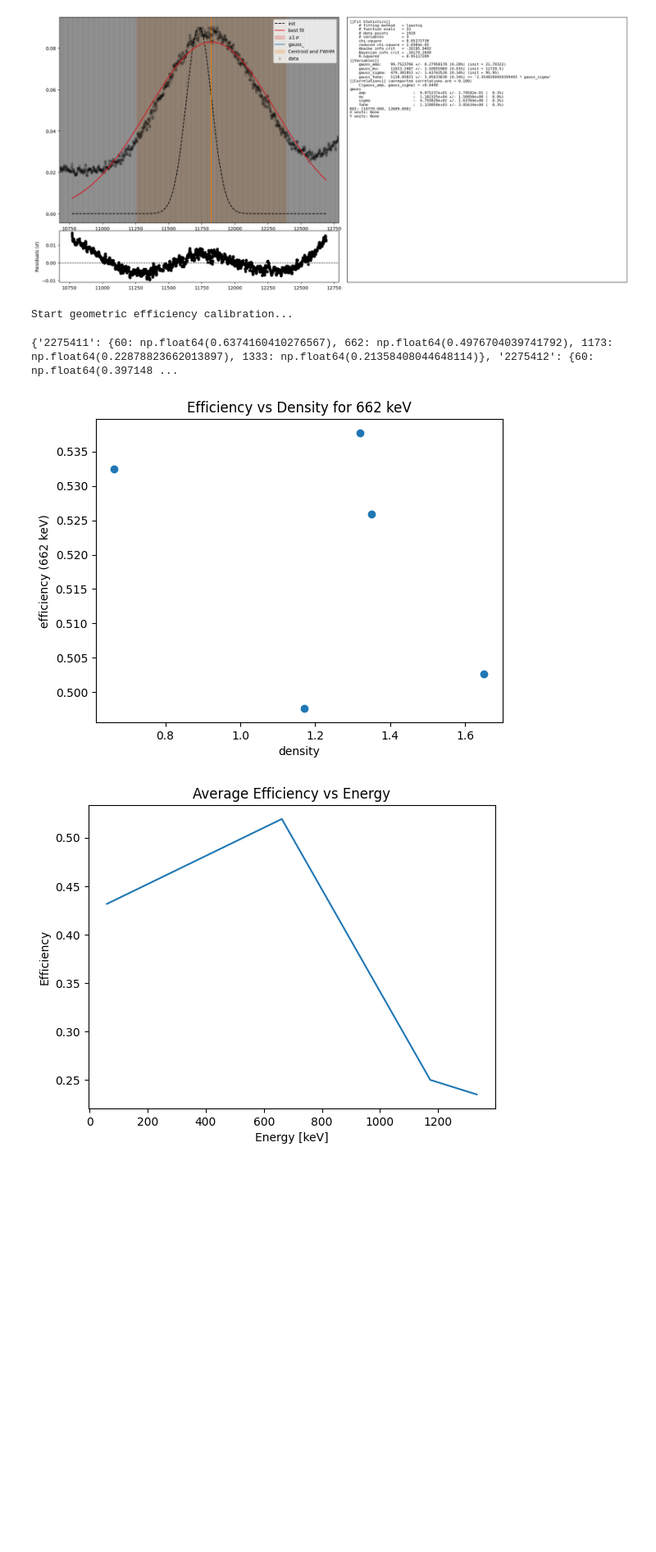
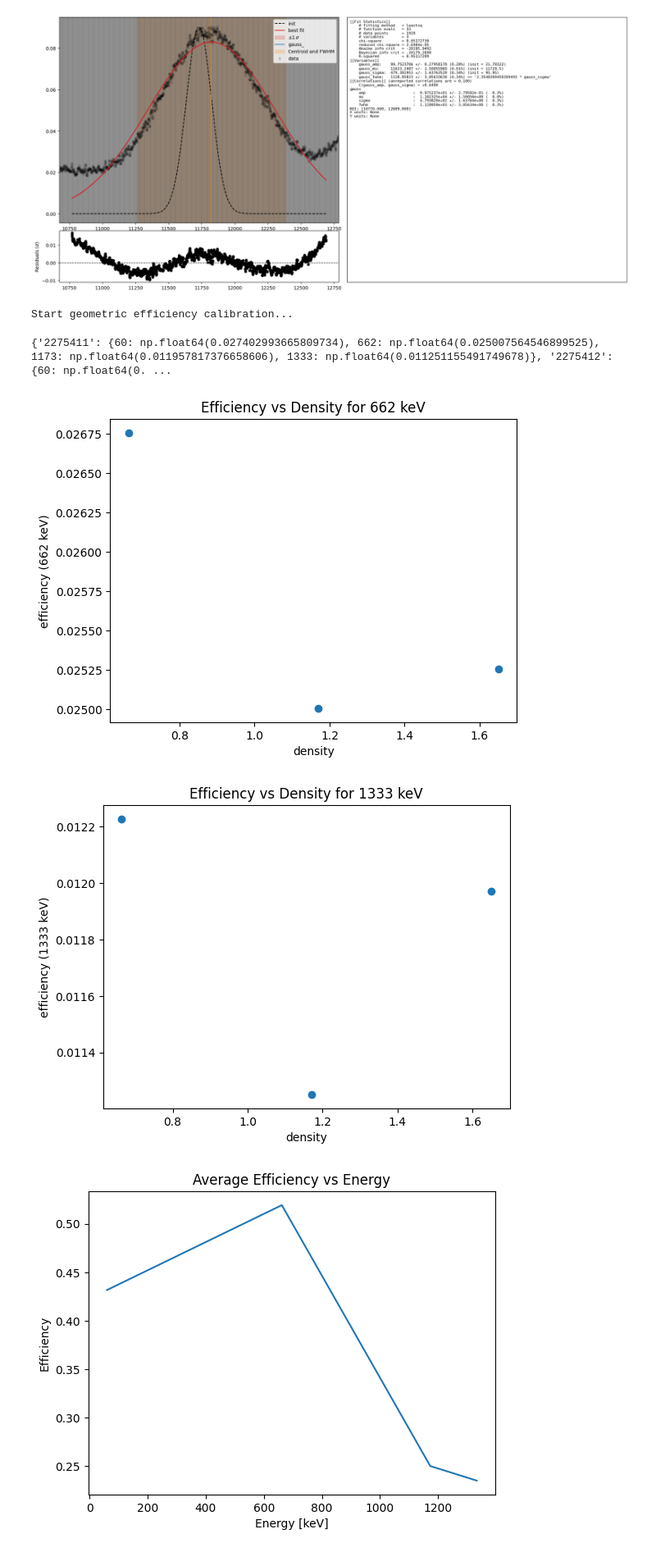
Before and after one commit to tunkleo/ners586soil, a Jupyter notebook: testground.ipynb, the cells around one changed output. Shown at 82% size. Saved outputs shown, nothing was run; the diff lists cells and outputs as text; code cells hidden in the pictures; blank space fills up the shorter version.

```diff
--- a/testground.ipynb
+++ b/testground.ipynb
@@ -79,8 +79,8 @@ for name in calibration_names:
         if peak == 60:
             cps *= 0.36
         overall_efficiency = cps / gamma_info[gamma_info['energy'] == peak]['activity_cps'].values[0]
-        intrinsic_efficiency = efficiencies[peak]
-        geometry_efficiency = overall_efficiency / intrinsic_efficiency
+        # intrinsic_efficiency = efficiencies[peak]
+        geometry_efficiency = overall_efficiency #/ intrinsic_efficiency
         bottle_efficiencies[name][peak] = geometry_efficiency
 print(bottle_efficiencies)
 
@@ -106,21 +106,31 @@ efficiencies = [bottle_efficiencies[name][1333] for name in calibration_names]
 energy_points[1333] = {"volumes": volumes, "densities": densities, "efficiencies": efficiencies}
 # %% [output]
 Start geometric efficiency calibration...
-{'2275411': {60: np.float64(0.6374160410276567), 662: np.float64(0.4976704039741792), 1173: np.float64(0.22878823662013897), 1333: np.float64(0.21358408044648114)}, '2275412': {60: np.float64(0.397148 ...
+{'2275411': {60: np.float64(0.027402993665809734), 662: np.float64(0.025007564546899525), 1173: np.float64(0.011957817376658606), 1333: np.float64(0.011251155491749678)}, '2275412': {60: np.float64(0. ...
 # %%
 # plot efficiencies vs density for 662 keV for bottles other than 2339312
-efficiencies_662 = [bottle_efficiencies[name][662] for name in calibration_names if name != '2339312']
-densities = [manifest[name]['density'] for name in calibration_names if name != '2339312']
-efficiencies_662 = [bottle_efficiencies[name][662] for name in calibration_names]
-densities = [manifest[name]['density'] for name in calibration_names]
+efficiencies_662 = [bottle_efficiencies[name][662] for name in calibration_names if name not in ['2339311', '2339312']]
+densities = [manifest[name]['density'] for name in calibration_names if name not in ['2339311', '2339312']]
+# efficiencies_662 = [bottle_efficiencies[name][662] for name in calibration_names]
+# densities = [manifest[name]['density'] for name in calibration_names]
 
 plt.scatter(densities, efficiencies_662)
 plt.xlabel('density')
 plt.ylabel('efficiency (662 keV)')
 plt.title('Efficiency vs Density for 662 keV')
 plt.show()
+
+efficiencies_1333 = [bottle_efficiencies[name][1333] for name in calibration_names if name not in ['2339311', '2339312']]
+densities = [manifest[name]['density'] for name in calibration_names if name not in ['2339311', '2339312']]
+
+plt.scatter(densities, efficiencies_1333)
+plt.xlabel('density')
+plt.ylabel('efficiency (1333 keV)')
+plt.title('Efficiency vs Density for 1333 keV')
+plt.show()
 # %% [output]
-[figure, old version]
+[figure, new version]
+[figure, added]
 # %%
 efficiency_60 = np.mean([bottle_efficiencies[name][60] for name in calibration_names])
 efficiency_662 = np.mean([bottle_efficiencies[name][662] for name in calibration_names])
```
Also changed, not shown: parts of 2 cells of this notebook, 2 other files.
